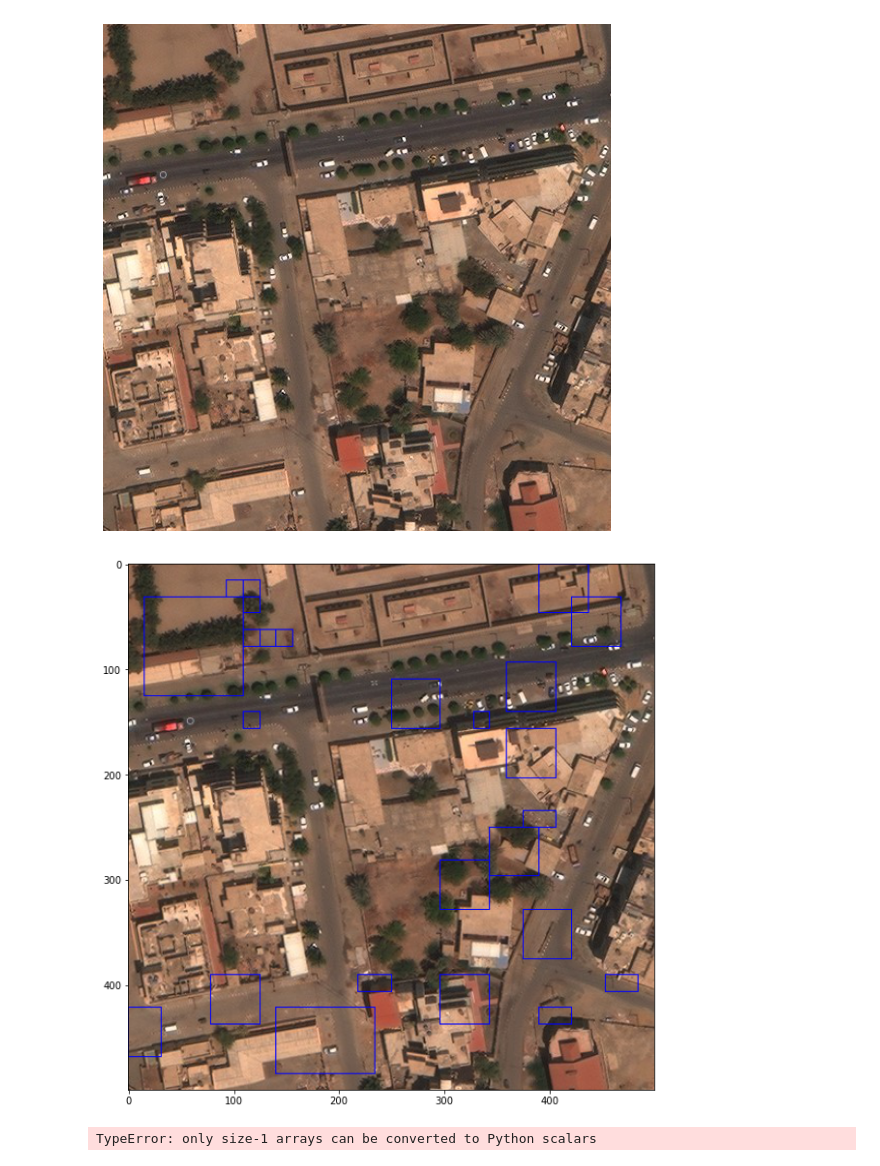
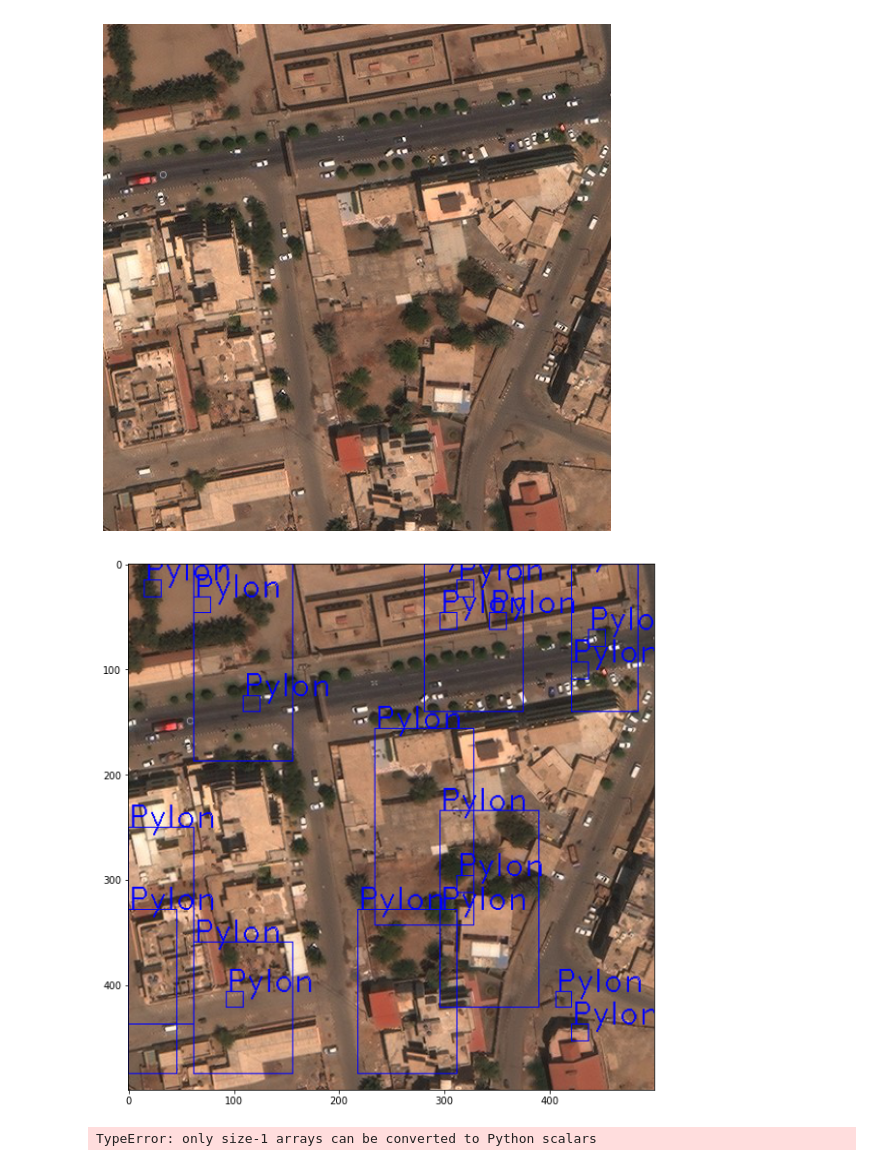
Before and after one commit to bcperry/ZSL_CLIP-FRCNN_Project, a Jupyter notebook: notebooks/ZSL/inference.ipynb, the cells around one changed output. Drawn from its saved outputs; the diff is of its cells as text; code cells hidden in the pictures.

```diff
--- a/notebooks/ZSL/inference.ipynb
+++ b/notebooks/ZSL/inference.ipynb
@@ -145,7 +128,7 @@ image_tensor = image_tensor[None,:,:,:]
 P_rpn = model_rpn.predict(image_tensor)
 
 #regions_of_interest input and output are in feature space
-regions_of_interest = roi_helpers.rpn_to_roi(C, P_rpn[0], P_rpn[1], use_regr=True, overlap_thresh=0.1, max_boxes=C.num_rois)
+regions_of_interest = roi_helpers.rpn_to_roi(C, P_rpn[0], P_rpn[1], use_regr=True, overlap_thresh=0.5, max_boxes=C.num_rois)
 
 roi_tensor = tf.convert_to_tensor(regions_of_interest)
 #reshape because the first dimension is batch size
@@ -161,3 +152,7 @@ Image embeddings shape: (25, 256).
+# %%
+# apply the spatial pyramid pooling to the proposed regions
+bboxes = {}
+probs = {}
 # %% [markdown]
 # Find the similarity
 # %%
@@ -166,8 +161,10 @@ Image embeddings shape: (25, 256).
 dot_similarity = tf.matmul(100 * text_embeddings, model_preds[2][0], transpose_b=True)
 true_probs = tf.keras.activations.softmax(dot_similarity, axis=0)
 # %%
-results = tf.math.top_k(tf.transpose(dot_similarity), 5).indices.numpy()
-probs = tf.math.top_k(tf.transpose(true_probs), 5).values.numpy()
+results = tf.math.top_k(tf.transpose(dot_similarity), 1).indices.numpy()
+probs = tf.math.top_k(tf.transpose(true_probs), 1).values.numpy()
+results_topk = tf.math.top_k(tf.transpose(dot_similarity), 5).indices.numpy()
+probs_topk = tf.math.top_k(tf.transpose(true_probs), 5).values.numpy()
 # %% [markdown]
 # Show the image
 # %%
@@ -187,7 +184,7 @@ plt.axis("off")
 (-0.5, 499.5, 499.5, -0.5)
 [figure]
 # %%
-def draw_boxes(image, bboxes, labels, probs):
+def draw_boxes(image, bboxes, ids, labels, probs):
     import cv2
     import matplotlib.pyplot as plt
 
@@ -199,27 +196,35 @@ def draw_boxes(image, bboxes, labels, probs):
     # font needed for text
     font = cv2.FONT_HERSHEY_SIMPLEX
 
+    import re
+    pattern = r".* with features"
 
-    for box in range(bboxes.shape[0]):
+    for i, result in enumerate(results):
+        res = re.search('A (.+?) with features', labels[result[0]])
+        textLabel = res.group(1)
+        #dont display if its labeled background
+        if textLabel == 'background':
+            continue
 
-        x1 = bboxes[box][0] * C.im_size / P_rpn[1].shape[1]
-        y1 = bboxes[box][1] * C.im_size / P_rpn[1].shape[2]
-        x2 = bboxes[box][2] * C.im_size / P_rpn[1].shape[1]
-        y2 = bboxes[box][3] * C.im_size / P_rpn[1].shape[2]
+        x1 = bboxes[i][0] * C.im_size / P_rpn[1].shape[1]
+        y1 = bboxes[i][1] * C.im_size / P_rpn[1].shape[2]
+        x2 = bboxes[i][2] * C.im_size / P_rpn[1].shape[1]
+        y2 = bboxes[i][3] * C.im_size / P_rpn[1].shape[2]
 
         topleft = (int(x1), int(y1))
         bottomright = (int(x2), int(y2))
-
+        textOrg = (int(x1), int(y1))
         #This is the truth
         image = cv2.rectangle(image, topleft, bottomright, color=(0, 0, 255), thickness=1)
+        image = cv2.putText(image, textLabel, textOrg, cv2.FONT_HERSHEY_DUPLEX, fontScale = 1, color=(0, 0, 255))
         # Display the image
 
     plt.figure(figsize=(20, 10))
     plt.imshow(image)
 # %%
-draw_boxes(image, regions_of_interest, labels, probs)
+draw_boxes(image, regions_of_interest, results, labels, probs)
 # %% [output]
-[figure, old version]
+[figure, new version]
 # %%
 #show the probabilities
 plt.subplot(1, 2, 2)
```
Also changed, not shown: parts of 6 cells of this notebook, 8 other files.
